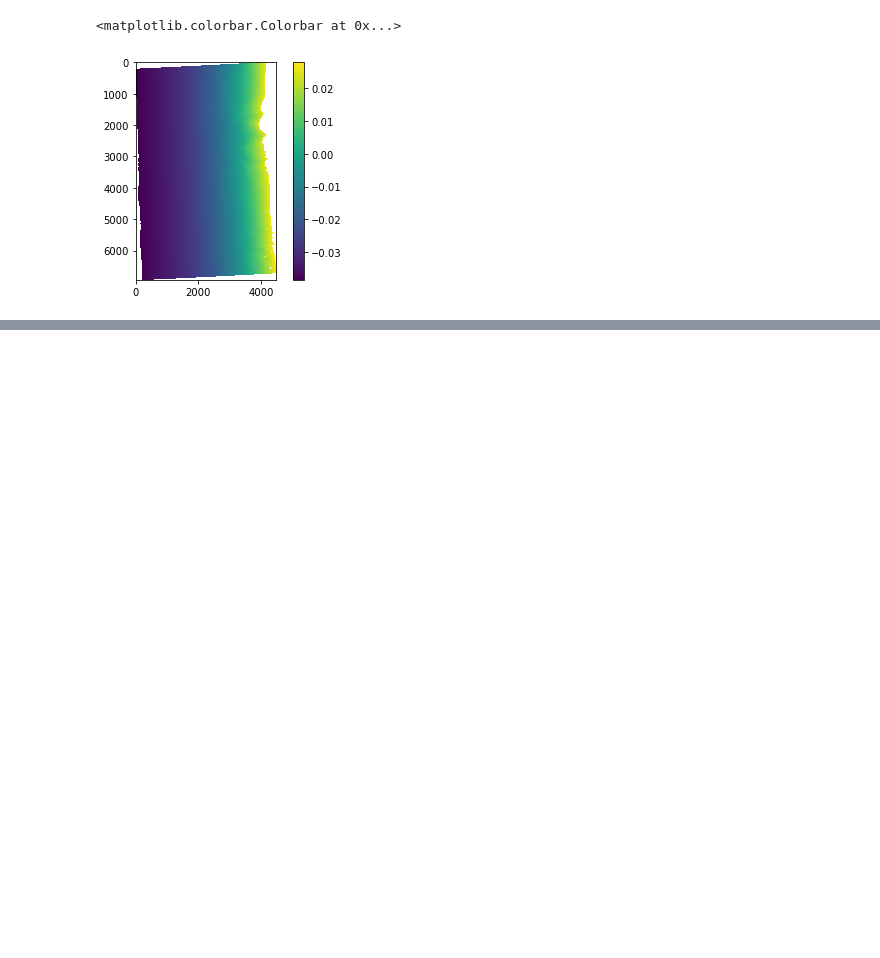
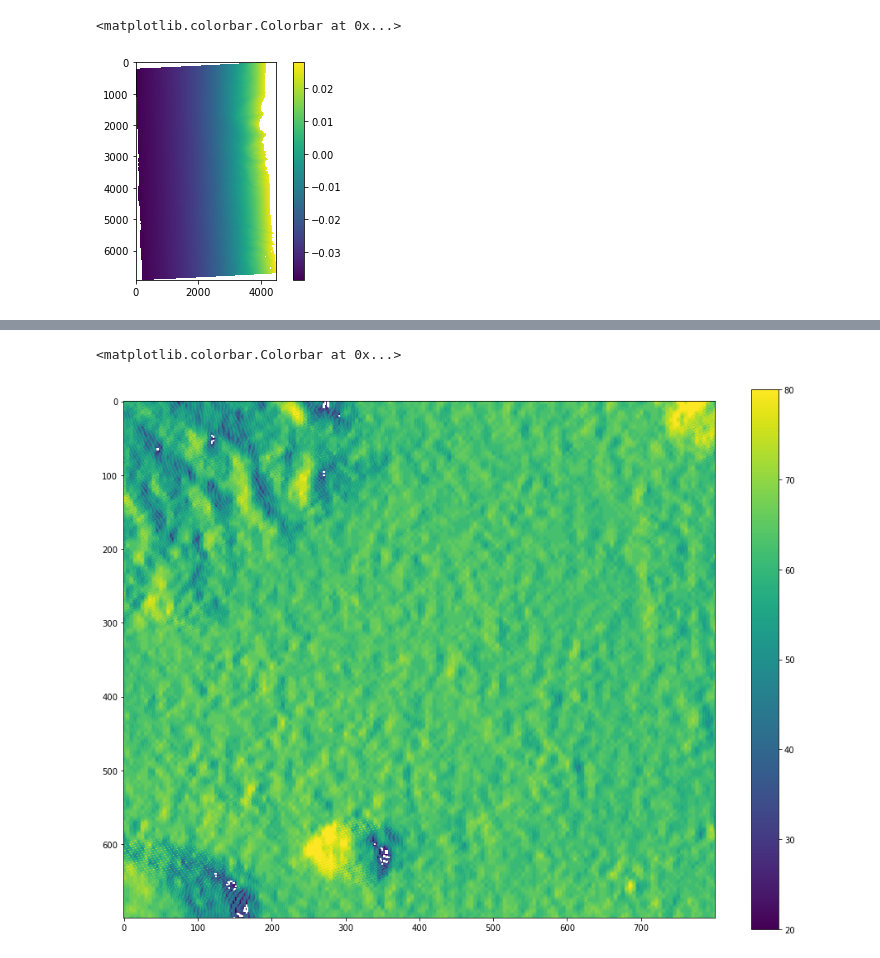
Before and after one commit to SnowEx/uavsar_snow, a Jupyter notebook: incidence_angle/incidence_angle_exp.ipynb, the cells around one changed output, grey strips where cells are left out. Saved outputs shown, nothing was run; the diff lists cells and outputs as text; code cells hidden in the pictures; blank space fills up the shorter version.

```diff
--- a/incidence_angle/incidence_angle_exp.ipynb
+++ b/incidence_angle/incidence_angle_exp.ipynb
@@ -71,0 +82,7 @@ plt.colorbar()
+# %%
+plt.subplots(figsize = (16,12))
+plt.imshow(np.rad2deg(inc)[3900:4600,900:1700], vmin = 20, vmax = 80)
+plt.colorbar()
+# %% [output]
+<matplotlib.colorbar.Colorbar at 0x...>
+[figure, added]
```
Also changed, not shown: parts of 5 cells of this notebook.
